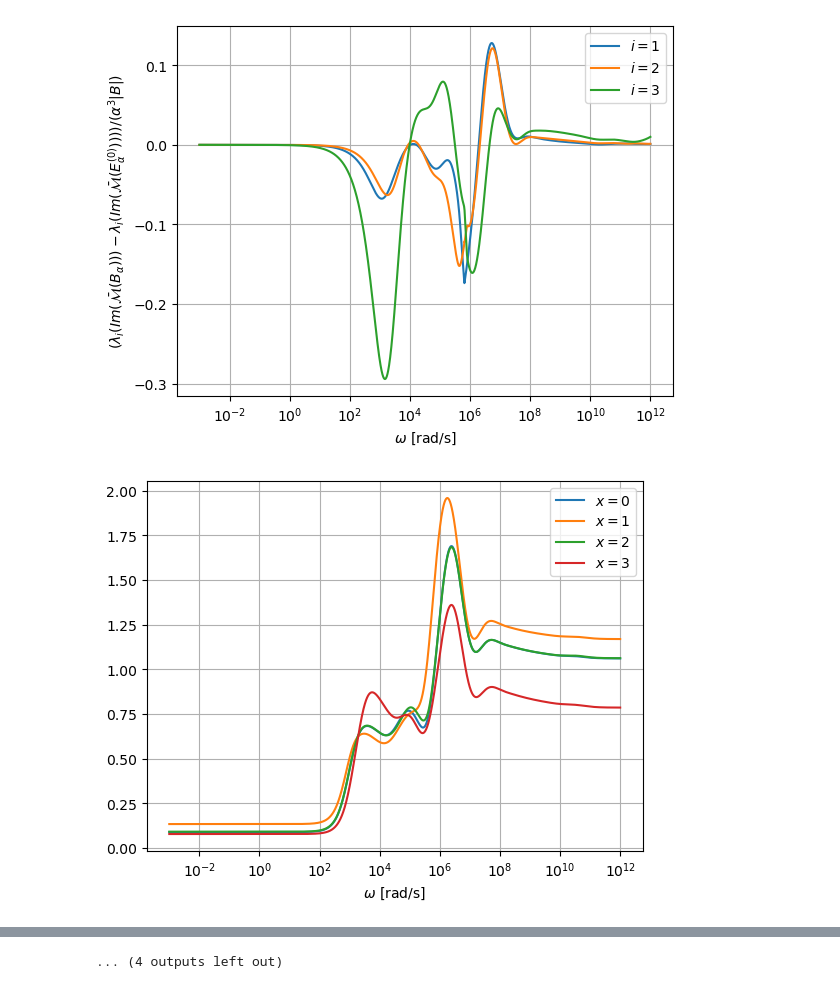
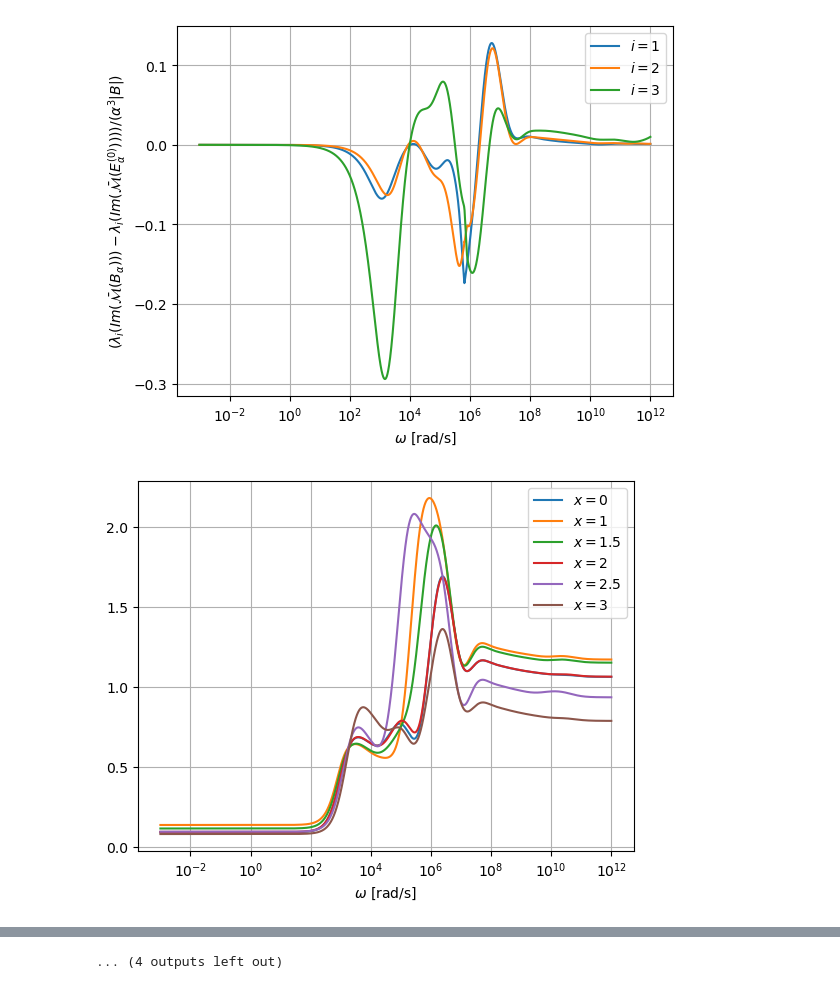
Before and after one commit to MPT-Calculator/MPT-Calculator, a Jupyter notebook: tet_spectrum_results_0_01_varyx.ipynb, the cells around one changed output, grey strips where cells are left out. Saved outputs shown, nothing was run; the diff lists cells and outputs as text; code cells hidden in the pictures.

```diff
--- a/tet_spectrum_results_0_01_varyx.ipynb
+++ b/tet_spectrum_results_0_01_varyx.ipynb
@@ -407,8 +534,10 @@ Eigenvalues_tet0_ellip_minf=np.genfromtxt(directory+'/Data/Eigenvalues.csv', del
 Minf_tet0_ellip_n0= np.genfromtxt(directory+'/Data/Minf.csv', delimiter=',')
 N0_tet0_ellip_n0= np.genfromtxt(directory+'/Data/N0.csv', delimiter=',')
 
+
+
 Omega=Omega_tet0
-diff_Eigenvalues_tet0_ellip_minf,diff_Eigenvalues_tet0_ellip_n0= get_tensordiff(TensorArray_tet0,TensorArray_tet0_ellip_minf,
+diff_Eigenvalues_tet0_ellip_minf,diff_Eigenvalues_tet0_ellip_n0, d_Eigenvalues_tet0_ellip_minf,d_Eigenvalues_tet0_ellip_n0 = get_tensordiff(TensorArray_tet0,TensorArray_tet0_ellip_minf,
                                                                                 TensorArray_tet0_ellip_n0, Omega)
 
 for i in range(3):
@@ -478,7 +607,7 @@ Eigenvalues_tet1_ellip_minf=np.genfromtxt(directory+'/Data/Eigenvalues.csv', del
 Minf_tet1_ellip_minf= np.genfromtxt(directory+'/Data/Minf.csv', delimiter=',')
 N0_tet1_ellip_minf= np.genfromtxt(directory+'/Data/N0.csv', delimiter=',')
 
-directory="Results/OCC_ellipsoid_Tetra1_N0/al_0.01_mu_32_sig_1e7/1e-3-1e12_3000_el_11920_ord_4_POD_50_1e-6"
+directory="Results/OCC_ellipsoid_Tetra1_N0/al_0.01_mu_32_sig_1e7/1e-3-1e12_3000_el_11920_ord_3_POD_50_1e-6"
 ck_tet1_ellip_n0=np.genfromtxt(directory+'/Data/Amplitudes.csv', delimiter=',')
 xi_tet1_ellip_n0=np.genfromtxt(directory+'/Data/Modes.csv', delimiter=',')
 Omega_tet1_ellip_n0=np.genfromtxt(directory+'/Data/Frequencies.csv', delimiter=',')
@@ -490,8 +619,12 @@ Eigenvalues_tet1_ellip_minf=np.genfromtxt(directory+'/Data/Eigenvalues.csv', del
 Minf_tet1_ellip_n0= np.genfromtxt(directory+'/Data/Minf.csv', delimiter=',')
 N0_tet1_ellip_n0= np.genfromtxt(directory+'/Data/N0.csv', delimiter=',')
 
-TensorArray_tet1_ellip_n0
-diff_Eigenvalues_tet1_ellip_minf,diff_Eigenvalues_tet1_ellip_n0= get_tensordiff(TensorArray_tet1,TensorArray_tet1_ellip_minf,TensorArray_tet1_ellip_n0, Omega)
+
+print(N0_tet1,N0_tet1_ellip_n0)
+print(np.linalg.eig(N0_tet1), np.linalg.eig(N0_tet1_ellip_n0))
+
+
+diff_Eigenvalues_tet1_ellip_minf,diff_Eigenvalues_tet1_ellip_n0, d_Eigenvalues_tet1_ellip_minf,d_Eigenvalues_tet1_ellip_n0= get_tensordiff(TensorArray_tet1,TensorArray_tet1_ellip_minf,TensorArray_tet1_ellip_n0, Omega)
 
 for i in range(3):
     plt.figure(1)
@@ -571,7 +798,7 @@ Minf_tet0_ellip_n0= np.genfromtxt(directory+'/Data/Minf.csv', delimiter=',')
 N0_tet0_ellip_n0= np.genfromtxt(directory+'/Data/N0.csv', delimiter=',')
 
 
-diff_Eigenvalues_tet2_ellip_minf,diff_Eigenvalues_tet2_ellip_n0= get_tensordiff(TensorArray_tet2,TensorArray_tet0_ellip_minf,
+diff_Eigenvalues_tet2_ellip_minf,diff_Eigenvalues_tet2_ellip_n0,d_Eigenvalues_tet2_ellip_minf,d_Eigenvalues_tet2_ellip_n0= get_tensordiff(TensorArray_tet2,TensorArray_tet0_ellip_minf,
                                                                                 TensorArray_tet0_ellip_n0, Omega)
 
 for i in range(3):
@@ -654,7 +962,7 @@ Minf_tet3_ellip_n0= np.genfromtxt(directory+'/Data/Minf.csv', delimiter=',')
 N0_tet3_ellip_n0= np.genfromtxt(directory+'/Data/N0.csv', delimiter=',')
 
 Omega=Omega_tet0
-diff_Eigenvalues_tet3_ellip_minf,diff_Eigenvalues_tet3_ellip_n0= get_tensordiff(TensorArray_tet3,TensorArray_tet3_ellip_minf,
+diff_Eigenvalues_tet3_ellip_minf,diff_Eigenvalues_tet3_ellip_n0,d_Eigenvalues_tet3_ellip_minf,d_Eigenvalues_tet3_ellip_n0= get_tensordiff(TensorArray_tet3,TensorArray_tet3_ellip_minf,
                                                                                 TensorArray_tet3_ellip_n0, Omega)
 
 for i in range(3):
@@ -713,7 +1021,10 @@ plt.legend()
 plt.figure(1)
 plt.semilogx(Omega,np.abs(np.real(diff_Eigenvalues_tet0_ellip_n0[:,0]+diff_Eigenvalues_tet0_ellip_n0[:,1]+diff_Eigenvalues_tet0_ellip_n0[:,2]))/(alpha**3*vol),label=r"$x=0$")
 plt.semilogx(Omega,np.abs(np.real(diff_Eigenvalues_tet1_ellip_n0[:,0]+diff_Eigenvalues_tet1_ellip_n0[:,1]+diff_Eigenvalues_tet1_ellip_n0[:,2]))/(alpha**3*vol),label=r"$x=1$")
+plt.semilogx(Omega,np.abs(np.real(diff_Eigenvalues_tet1_5_ellip_n0[:,0]+diff_Eigenvalues_tet1_5_ellip_n0[:,1]+diff_Eigenvalues_tet1_5_ellip_n0[:,2]))/(alpha**3*vol),label=r"$x=1.5$")
 plt.semilogx(Omega,np.abs(np.real(diff_Eigenvalues_tet2_ellip_n0[:,0]+diff_Eigenvalues_tet2_ellip_n0[:,1]+diff_Eigenvalues_tet2_ellip_n0[:,2]))/(alpha**3*vol),label=r"$x=2$")
+plt.semilogx(Omega,np.abs(np.real(diff_Eigenvalues_tet2_5_ellip_n0[:,0]+diff_Eigenvalues_tet2_5_ellip_n0[:,1]+diff_Eigenvalues_tet2_5_ellip_n0[:,2]))/(alpha**3*vol),label=r"$x=2.5$")
+
 plt.semilogx(Omega,np.abs(np.real(diff_Eigenvalues_tet3_ellip_n0[:,0]+diff_Eigenvalues_tet3_ellip_n0[:,1]+diff_Eigenvalues_tet3_ellip_n0[:,2]))/(alpha**3*vol),label=r"$x=3$")
 plt.grid()
 plt.xlabel(r"$\omega$ [rad/s]")
@@ -722,7 +1033,10 @@ plt.legend()
 plt.figure(2)
 plt.semilogx(Omega,np.abs(np.imag(diff_Eigenvalues_tet0_ellip_n0[:,0]+diff_Eigenvalues_tet0_ellip_n0[:,1]+diff_Eigenvalues_tet0_ellip_n0[:,2]))/(alpha**3*vol),label=r"$x=0$")
 plt.semilogx(Omega,np.abs(np.imag(diff_Eigenvalues_tet1_ellip_n0[:,0]+diff_Eigenvalues_tet1_ellip_n0[:,1]+diff_Eigenvalues_tet1_ellip_n0[:,2]))/(alpha**3*vol),label=r"$x=1$")
+plt.semilogx(Omega,np.abs(np.imag(diff_Eigenvalues_tet1_5_ellip_n0[:,0]+diff_Eigenvalues_tet1_5_ellip_n0[:,1]+diff_Eigenvalues_tet1_5_ellip_n0[:,2]))/(alpha**3*vol),label=r"$x=1.5$")
 plt.semilogx(Omega,np.abs(np.imag(diff_Eigenvalues_tet2_ellip_n0[:,0]+diff_Eigenvalues_tet2_ellip_n0[:,1]+diff_Eigenvalues_tet2_ellip_n0[:,2]))/(alpha**3*vol),label=r"$x=2$")
+plt.semilogx(Omega,np.abs(np.imag(diff_Eigenvalues_tet2_5_ellip_n0[:,0]+diff_Eigenvalues_tet2_5_ellip_n0[:,1]+diff_Eigenvalues_tet2_5_ellip_n0[:,2]))/(alpha**3*vol),label=r"$x=2.5$")
+
 plt.semilogx(Omega,np.abs(np.imag(diff_Eigenvalues_tet3_ellip_n0[:,0]+diff_Eigenvalues_tet3_ellip_n0[:,1]+diff_Eigenvalues_tet3_ellip_n0[:,2]))/(alpha**3*vol),label=r"$x=3$")
 
 plt.grid()
@@ -734,7 +1048,10 @@ plt.legend()
 plt.figure(3)
 plt.semilogx(Omega,np.abs(np.real(diff_Eigenvalues_tet0_ellip_minf[:,0]+diff_Eigenvalues_tet0_ellip_minf[:,1]+diff_Eigenvalues_tet0_ellip_minf[:,2]))/(alpha**3*vol),label=r"$x=0$")
 plt.semilogx(Omega,np.abs(np.real(diff_Eigenvalues_tet1_ellip_minf[:,0]+diff_Eigenvalues_tet1_ellip_minf[:,1]+diff_Eigenvalues_tet1_ellip_minf[:,2]))/(alpha**3*vol),label=r"$x=1$")
+plt.semilogx(Omega,np.abs(np.real(diff_Eigenvalues_tet1_5_ellip_minf[:,0]+diff_Eigenvalues_tet1_5_ellip_minf[:,1]+diff_Eigenvalues_tet1_5_ellip_minf[:,2]))/(alpha**3*vol),label=r"$x=1.5$")
 plt.semilogx(Omega,np.abs(np.real(diff_Eigenvalues_tet2_ellip_minf[:,0]+diff_Eigenvalues_tet2_ellip_minf[:,1]+diff_Eigenvalues_tet2_ellip_minf[:,2]))/(alpha**3*vol),label=r"$x=2$")
+plt.semilogx(Omega,np.abs(np.real(diff_Eigenvalues_tet2_5_ellip_minf[:,0]+diff_Eigenvalues_tet2_5_ellip_minf[:,1]+diff_Eigenvalues_tet2_5_ellip_minf[:,2]))/(alpha**3*vol),label=r"$x=2.5$")
+
 plt.semilogx(Omega,np.abs(np.real(diff_Eigenvalues_tet3_ellip_minf[:,0]+diff_Eigenvalues_tet3_ellip_minf[:,1]+diff_Eigenvalues_tet3_ellip_minf[:,2]))/(alpha**3*vol),label=r"$x=3$")
 
 plt.grid()
@@ -744,7 +1061,10 @@ plt.legend()
 plt.figure(4)
 plt.semilogx(Omega,np.abs(np.imag(diff_Eigenvalues_tet0_ellip_minf[:,0]+diff_Eigenvalues_tet0_ellip_minf[:,1]+diff_Eigenvalues_tet0_ellip_minf[:,2]))/(alpha**3*vol),label=r"$x=0$")
 plt.semilogx(Omega,np.abs(np.imag(diff_Eigenvalues_tet1_ellip_minf[:,0]+diff_Eigenvalues_tet1_ellip_minf[:,1]+diff_Eigenvalues_tet1_ellip_minf[:,2]))/(alpha**3*vol),label=r"$x=1$")
+plt.semilogx(Omega,np.abs(np.imag(diff_Eigenvalues_tet1_5_ellip_minf[:,0]+diff_Eigenvalues_tet1_5_ellip_minf[:,1]+diff_Eigenvalues_tet1_5_ellip_minf[:,2]))/(alpha**3*vol),label=r"$x=1$")
 plt.semilogx(Omega,np.abs(np.imag(diff_Eigenvalues_tet2_ellip_minf[:,0]+diff_Eigenvalues_tet2_ellip_minf[:,1]+diff_Eigenvalues_tet2_ellip_minf[:,2]))/(alpha**3*vol),label=r"$x=2$")
+plt.semilogx(Omega,np.abs(np.imag(diff_Eigenvalues_tet2_5_ellip_minf[:,0]+diff_Eigenvalues_tet2_5_ellip_minf[:,1]+diff_Eigenvalues_tet2_5_ellip_minf[:,2]))/(alpha**3*vol),label=r"$x=2.5$")
+
 plt.semilogx(Omega,np.abs(np.imag(diff_Eigenvalues_tet3_ellip_minf[:,0]+diff_Eigenvalues_tet3_ellip_minf[:,1]+diff_Eigenvalues_tet3_ellip_minf[:,2]))/(alpha**3*vol),label=r"$x=3$")
 
 plt.grid()
@@ -757,7 +1077,10 @@ for i in range(3):
     plt.figure(5+i)
     #plt.semilogx(Omega,np.real(diff_Eigenvalues_tet0_ellip_minf[:,i])/(alpha**3*vol),label=r"$x=0$,$i=$"+str(i+1) )
     plt.semilogx(Omega,np.real(diff_Eigenvalues_tet1_ellip_minf[:,i])/(alpha**3*vol),label=r"$x=1$,$i=$"+str(i+1))
+    plt.semilogx(Omega,np.real(diff_Eigenvalues_tet1_5_ellip_minf[:,i])/(alpha**3*vol),label=r"$x=1.5$,$i=$"+str(i+1))
     plt.semilogx(Omega,np.real(diff_Eigenvalues_tet2_ellip_minf[:,i])/(alpha**3*vol),label=r"$x=2$,$i=$"+str(i+1))
+    plt.semilogx(Omega,np.real(diff_Eigenvalues_tet2_5_ellip_minf[:,i])/(alpha**3*vol),label=r"$x=2.5$,$i=$"+str(i+1))
+
     plt.semilogx(Omega,np.real(diff_Eigenvalues_tet3_ellip_minf[:,i])/(alpha**3*vol),label=r"$x=3$,$i=$"+str(i+1))
 
     plt.grid()
@@ -769,7 +1092,11 @@ for i in range(3):
     plt.figure(3+5+i)
     #plt.semilogx(Omega,np.imag(diff_Eigenvalues_tet0_ellip_minf[:,i])/(alpha**3*vol),label=r"$x=0$,$i=$"+str(i+1))
     plt.semilogx(Omega,np.imag(diff_Eigenvalues_tet1_ellip_minf[:,i])/(alpha**3*vol),label=r"$x=1$,$i=$"+str(i+1))
+    plt.semilogx(Omega,np.imag(diff_Eigenvalues_tet1_5_ellip_minf[:,i])/(alpha**3*vol),label=r"$x=1.5$,$i=$"+str(i+1))
+
     plt.semilogx(Omega,np.imag(diff_Eigenvalues_tet2_ellip_minf[:,i])/(alpha**3*vol),label=r"$x=2$,$i=$"+str(i+1))
+    plt.semilogx(Omega,np.imag(diff_Eigenvalues_tet2_5_ellip_minf[:,i])/(alpha**3*vol),label=r"$x=2.5$,$i=$"+str(i+1))
+
     plt.semilogx(Omega,np.imag(diff_Eigenvalues_tet3_ellip_minf[:,i])/(alpha**3*vol),label=r"$x=3$,$i=$"+str(i+1))
 
     plt.grid()
@@ -782,31 +1109,39 @@ for i in range(3):
 
 for i in range(3):
     plt.figure(3+3+5+i)
     #plt.semilogx(Omega,np.real(diff_Eigenvalues_tet0_ellip_minf[:,i])/(alpha**3*vol),label=r"$x=0$,$i=$"+str(i+1) )
     plt.semilogx(Omega,np.real(diff_Eigenvalues_tet1_ellip_n0[:,i])/(alpha**3*vol),label=r"$x=1$,$i=$"+str(i+1))
+    plt.semilogx(Omega,np.real(diff_Eigenvalues_tet1_5_ellip_n0[:,i])/(alpha**3*vol),label=r"$x=1.5$,$i=$"+str(i+1))
+
     plt.semilogx(Omega,np.real(diff_Eigenvalues_tet2_ellip_n0[:,i])/(alpha**3*vol),label=r"$x=2$,$i=$"+str(i+1))
+    plt.semilogx(Omega,np.real(diff_Eigenvalues_tet2_5_ellip_n0[:,i])/(alpha**3*vol),label=r"$x=2.5$,$i=$"+str(i+1))
+
     plt.semilogx(Omega,np.real(diff_Eigenvalues_tet3_ellip_n0[:,i])/(alpha**3*vol),label=r"$x=3$,$i=$"+str(i+1))
 
     plt.grid()
     plt.xlabel(r"$\omega$ [rad/s]")
     plt.ylabel(r"$\lambda_i(\tilde{\cal R}(B_\alpha))-\lambda_i(\tilde{\cal R}(E_\alpha^{(0)})$")
     plt.legend()
     plt.savefig("my_plots/tet_varyx/diff_eigenvalues_varyx_n0_re_lam"+str(i+1)+".pdf")
 
 for i in range(3):
     plt.figure(3+3+3+5+i)
     #plt.semilogx(Omega,np.imag(diff_Eigenvalues_tet0_ellip_minf[:,i])/(alpha**3*vol),label=r"$x=0$,$i=$"+str(i+1))
     plt.semilogx(Omega,np.imag(diff_Eigenvalues_tet1_ellip_n0[:,i])/(alpha**3*vol),label=r"$x=1$,$i=$"+str(i+1))
+    plt.semilogx(Omega,np.imag(diff_Eigenvalues_tet1_5_ellip_n0[:,i])/(alpha**3*vol),label=r"$x=1.5$,$i=$"+str(i+1))
+
     plt.semilogx(Omega,np.imag(diff_Eigenvalues_tet2_ellip_n0[:,i])/(alpha**3*vol),label=r"$x=2$,$i=$"+str(i+1))
+    plt.semilogx(Omega,np.imag(diff_Eigenvalues_tet2_5_ellip_n0[:,i])/(alpha**3*vol),label=r"$x=2.5$,$i=$"+str(i+1))
+
     plt.semilogx(Omega,np.imag(diff_Eigenvalues_tet3_ellip_n0[:,i])/(alpha**3*vol),label=r"$x=3$,$i=$"+str(i+1))
 
     plt.grid()
     plt.xlabel(r"$\omega$ [rad/s]")
     plt.legend()
     plt.ylabel(r"$\lambda_i({\cal I}(B_\alpha))-\lambda_i({\cal I}(E_\alpha^{(0)}))$")
     plt.savefig("my_plots/tet_varyx/diff_eigenvalues_varyx_n0_im_lam"+str(i+1)+".pdf")
 
 
 plt.show()
 # %% [output]
-[figure, old version]
+[figure, new version]
```
Also changed, not shown: parts of 11 cells of this notebook, 56 other files.
